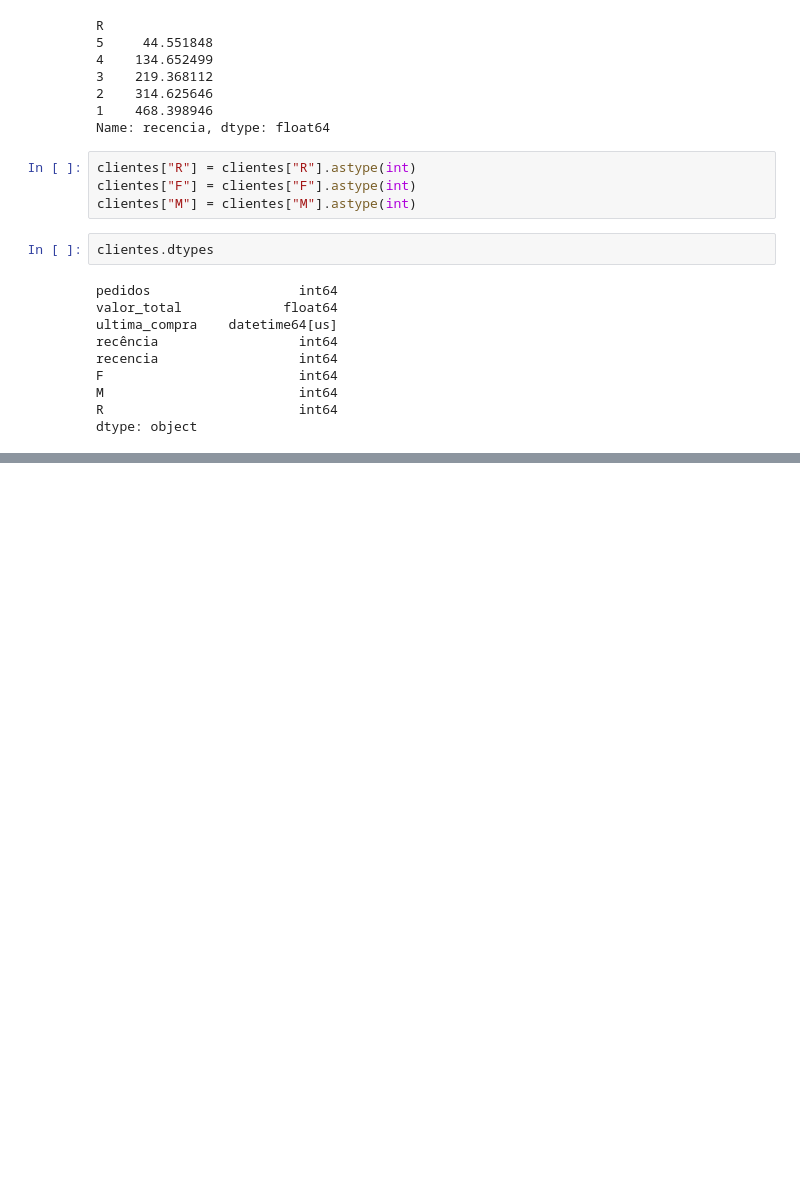
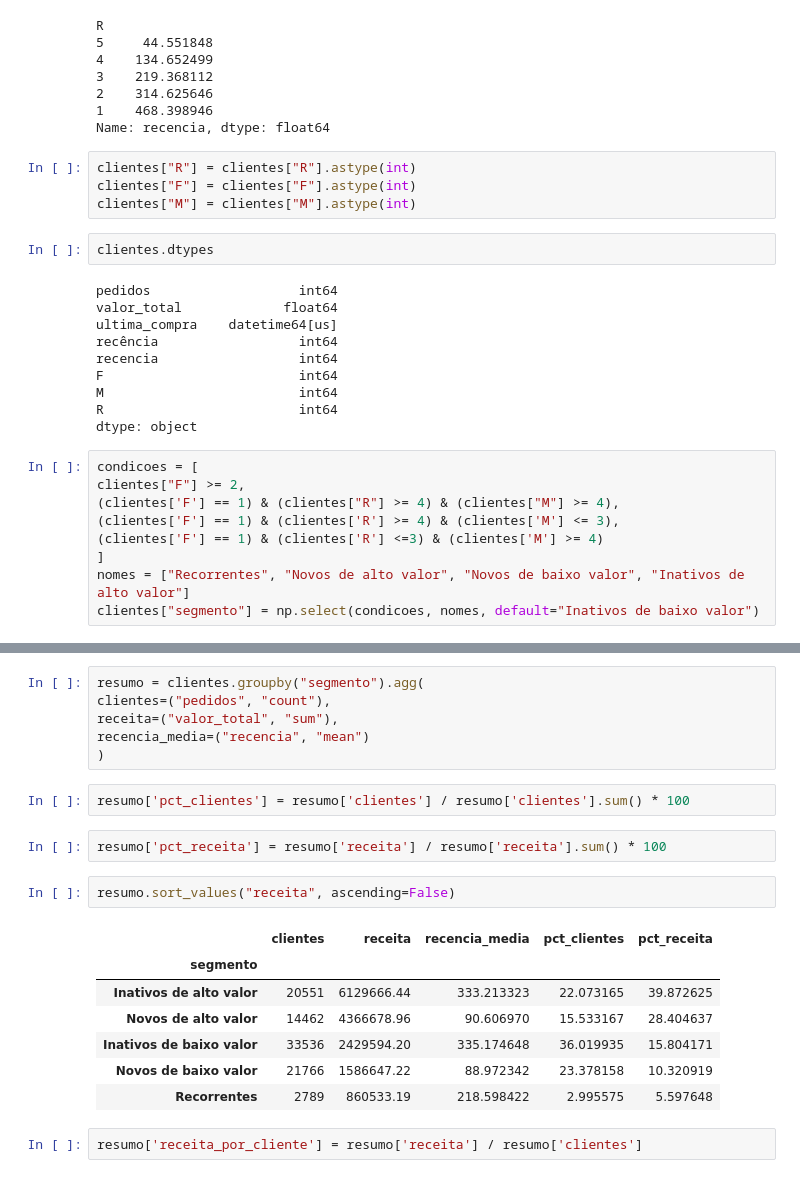
Before and after one commit to reinaldosl/Tech-challenge-POSTECH, a Jupyter notebook: notebooks/pagamentos-clientes.ipynb, the cells around one changed output, grey strips where cells are left out. Drawn from its saved outputs; the diff is of its cells as text; blank space fills up the shorter version.

```diff
--- a/notebooks/pagamentos-clientes.ipynb
+++ b/notebooks/pagamentos-clientes.ipynb
@@ -287,3 +287,12 @@ F                         int64
 M                         int64
 R                         int64
 dtype: object
+# %%
+condicoes = [
+clientes["F"] >= 2,
+(clientes['F'] == 1) & (clientes["R"] >= 4) & (clientes["M"] >= 4),
+(clientes['F'] == 1) & (clientes['R'] >= 4) & (clientes['M'] <= 3),
+(clientes['F'] == 1) & (clientes['R'] <=3) & (clientes['M'] >= 4)
+]
+nomes = ["Recorrentes", "Novos de alto valor", "Novos de baixo valor", "Inativos de alto valor"]
+clientes["segmento"] = np.select(condicoes, nomes, default="Inativos de baixo valor")
@@ -289,0 +309,22 @@ dtype: object
+# %%
+resumo = clientes.groupby("segmento").agg(
+clientes=("pedidos", "count"),
+receita=("valor_total", "sum"),
+recencia_media=("recencia", "mean")
+)
+# %%
+resumo['pct_clientes'] = resumo['clientes'] / resumo['clientes'].sum() * 100
+# %%
+resumo['pct_receita'] = resumo['receita'] / resumo['receita'].sum() * 100
+# %%
+resumo.sort_values("receita", ascending=False)
+# %% [output]
+|  | clientes | receita | recencia_media | pct_clientes | pct_receita |
+| segmento |  |  |  |  |  |
+| Inativos de alto valor | 20551 | 6129666.44 | 333.213323 | 22.073165 | 39.872625 |
+| Novos de alto valor | 14462 | 4366678.96 | 90.606970 | 15.533167 | 28.404637 |
+| Inativos de baixo valor | 33536 | 2429594.20 | 335.174648 | 36.019935 | 15.804171 |
+| Novos de baixo valor | 21766 | 1586647.22 | 88.972342 | 23.378158 | 10.320919 |
+| Recorrentes | 2789 | 860533.19 | 218.598422 | 2.995575 | 5.597648 |
+# %%
+resumo['receita_por_cliente'] = resumo['receita'] / resumo['clientes']
```
Also changed, not shown: parts of 3 cells of this notebook.
